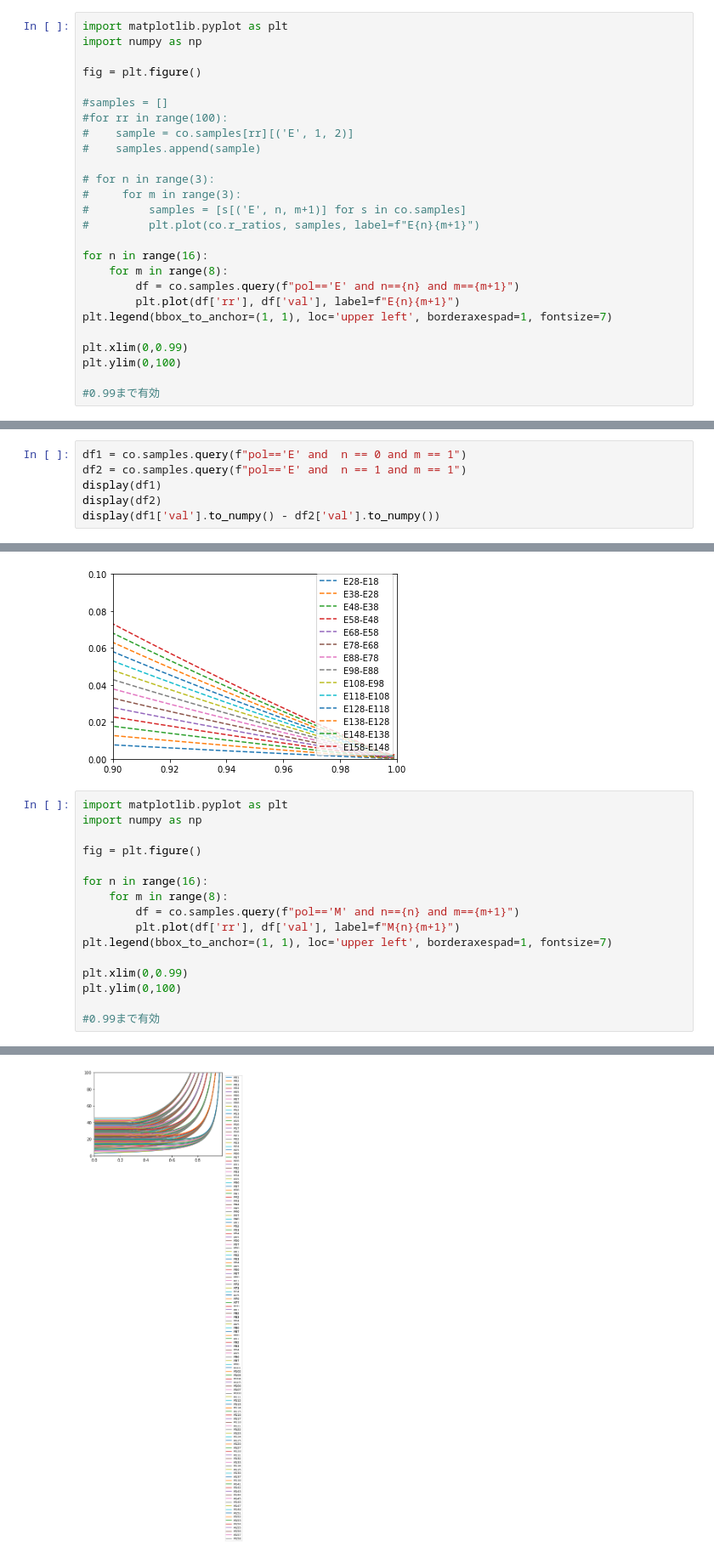
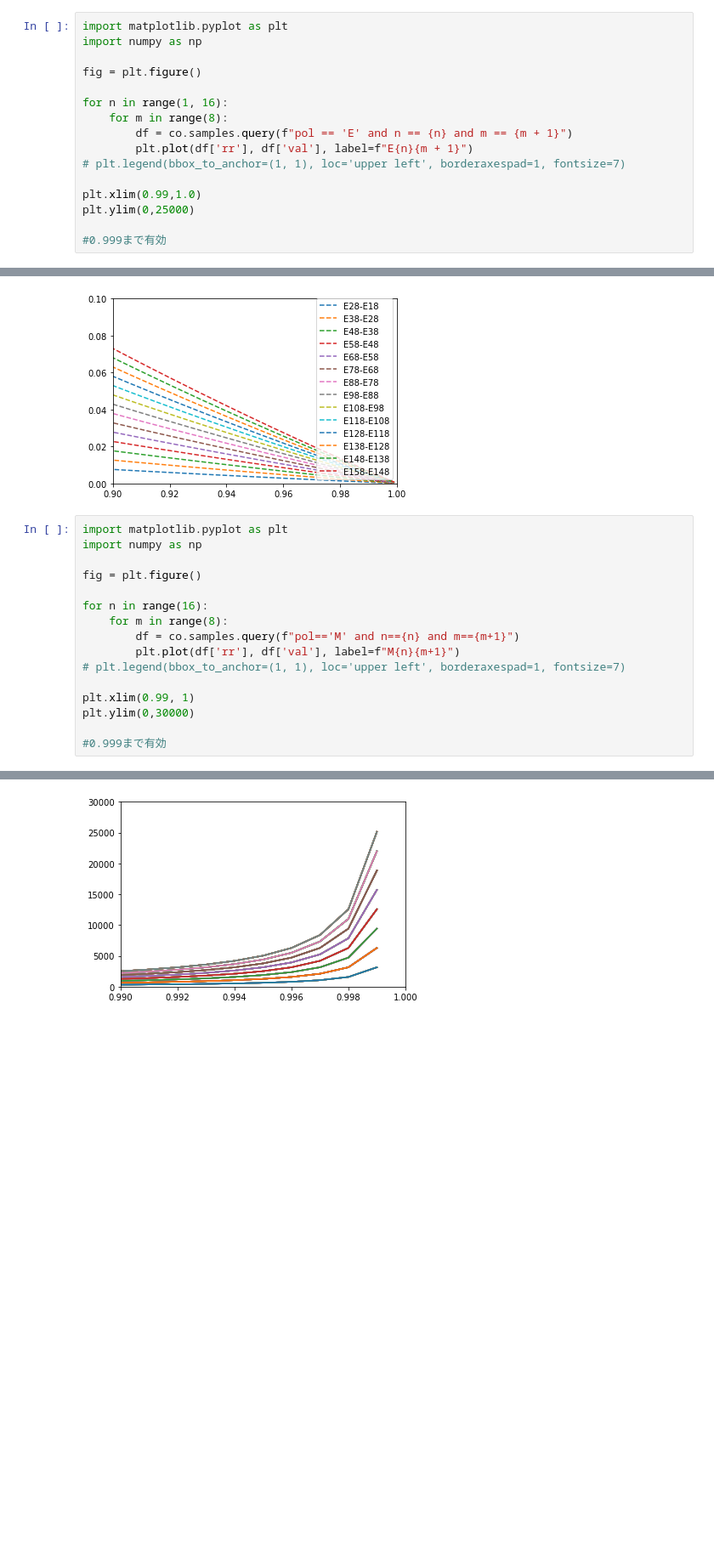
Before and after one commit to mnishida/PyMWM, a Jupyter notebook: docs/notebooks/05_coaxial_waveguide.ipynb, the cells around one changed output, grey strips where cells are left out. Shown: that part at 85% size. Drawn from its saved outputs; the diff is of its cells as text; blank space fills up the shorter version.

```diff
--- a/docs/notebooks/05_coaxial_waveguide.ipynb
+++ b/docs/notebooks/05_coaxial_waveguide.ipynb
@@ -37,24 +42,14 @@ import numpy as np
 
 fig = plt.figure()
 
-#samples = []
-#for rr in range(100):
-#    sample = co.samples[rr][('E', 1, 2)]
-#    samples.append(sample)
+for n in range(1, 16):
+    for m in range(8):
+        df = co.samples.query(f"pol == 'E' and n == {n} and m == {m + 1}")
+        plt.plot(df['rr'], df['val'], label=f"E{n}{m + 1}")
+# plt.legend(bbox_to_anchor=(1, 1), loc='upper left', borderaxespad=1, fontsize=7)
 
-# for n in range(3):
-#     for m in range(3):
-#         samples = [s[('E', n, m+1)] for s in co.samples]
-#         plt.plot(co.r_ratios, samples, label=f"E{n}{m+1}")
+plt.xlim(0.99,1.0)
+plt.ylim(0,25000)
 
-for n in range(16):
-    for m in range(8):
-        df = co.samples.query(f"pol=='E' and n=={n} and m=={m+1}")
-        plt.plot(df['rr'], df['val'], label=f"E{n}{m+1}")
-plt.legend(bbox_to_anchor=(1, 1), loc='upper left', borderaxespad=1, fontsize=7)
-
-plt.xlim(0,0.99)
-plt.ylim(0,100)
-
-#0.99まで有効
+#0.999まで有効
 # %% [output]
@@ -63,6 +57,0 @@ plt.ylim(0,100)
-# %%
-df1 = co.samples.query(f"pol=='E' and  n == 0 and m == 1")
-df2 = co.samples.query(f"pol=='E' and  n == 1 and m == 1")
-display(df1)
-display(df2)
-display(df1['val'].to_numpy() - df2['val'].to_numpy())
@@ -135,10 +80,10 @@ for n in range(16):
     for m in range(8):
         df = co.samples.query(f"pol=='M' and n=={n} and m=={m+1}")
         plt.plot(df['rr'], df['val'], label=f"M{n}{m+1}")
-plt.legend(bbox_to_anchor=(1, 1), loc='upper left', borderaxespad=1, fontsize=7)
+# plt.legend(bbox_to_anchor=(1, 1), loc='upper left', borderaxespad=1, fontsize=7)
 
-plt.xlim(0,0.99)
-plt.ylim(0,100)
+plt.xlim(0.99, 1)
+plt.ylim(0,30000)
 
-#0.99まで有効
+#0.999まで有効
 # %% [output]
@@ -146 +91 @@ plt.ylim(0,100)
-[figure, old version]
+[figure, new version]
```
Also changed, not shown: parts of 8 cells of this notebook, 39 other files.
